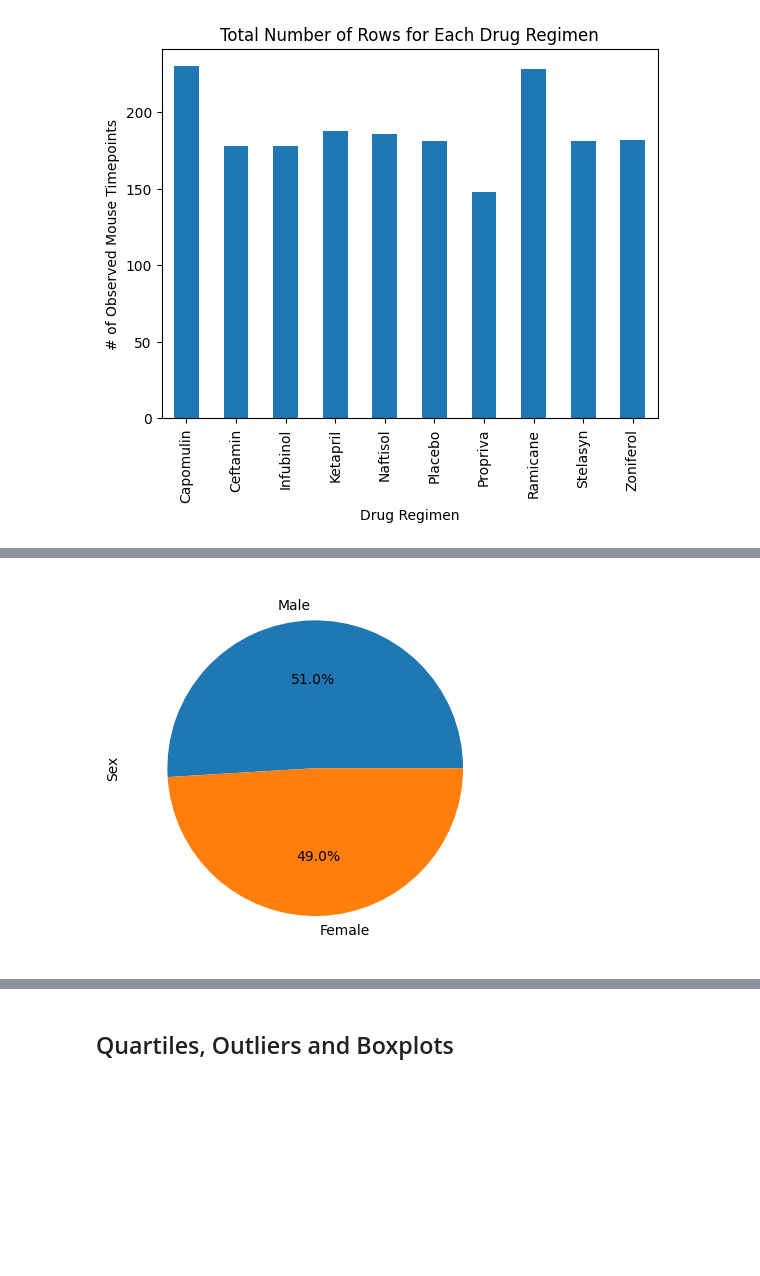
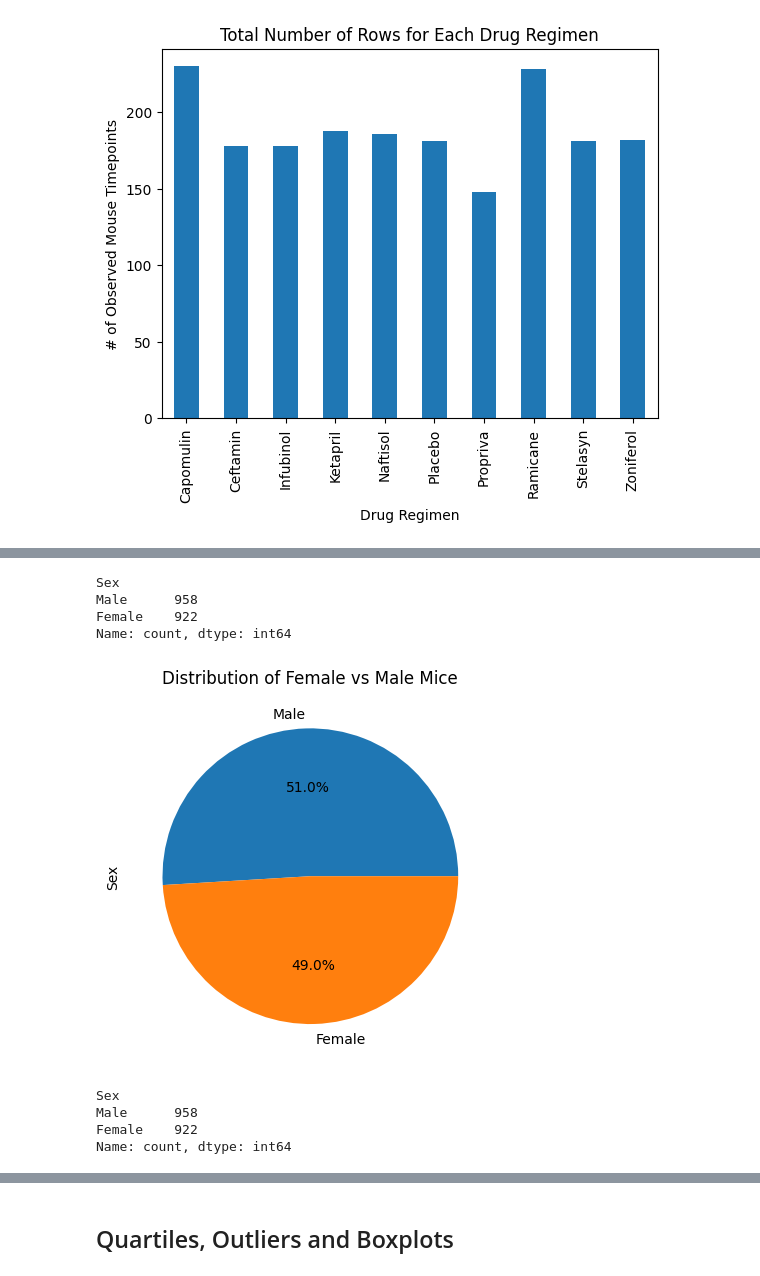
Before and after one commit to IlirHajdari/pymaceuticals, a Jupyter notebook: pymaceuticals_starter.ipynb, the cells around one changed output, grey strips where cells are left out. Saved outputs shown, nothing was run; the diff lists cells and outputs as text; code cells hidden in the pictures; blank space fills up the shorter version.

```diff
--- a/pymaceuticals_starter.ipynb
+++ b/pymaceuticals_starter.ipynb
@@ -292,0 +305,3 @@ row_counts.plot(kind='bar', xlabel='Drug Regimen', ylabel='# of Observed Mouse T
+# %%
+cleaned_data_df = cleaned_data_df[cleaned_data_df['Sex'].isin(['Male', 'Female'])]
+cleaned_data_df
@@ -293,4 +322,25 @@ row_counts.plot(kind='bar', xlabel='Drug Regimen', ylabel='# of Observed Mouse T
+# %%
+# Generate a pie plot showing the distribution of female versus male mice using Pandas
+gender_counts = cleaned_data_df['Sex'].value_counts()
+#gender_counts = gender_counts.sort_index(ascending=False)
+print(gender_counts)
+# %% [output]
+Sex
+Male      958
+Female    922
+Name: count, dtype: int64
+# %%
+# Generate a pie plot showing the distribution of female versus male mice using
+gender_counts.plot.pie(autopct='%1.1f%%', startangle=1800, ylabel='Sex', title='Distribution of Female vs Male Mice')
+plt.show()
+# %% [output]
+[figure, added]
 # %%
-# Generate a pie plot showing the distribution of female versus male mice using Pandas
+# Generate a pie plot showing the distribution of female versus male mice using pyplot
+gender_counts = cleaned_data_df['Sex'].value_counts()
+gender_counts
 # %% [output]
-[figure, removed]
+Sex
+Male      958
+Female    922
+Name: count, dtype: int64
```
Also changed, not shown: parts of 5 cells of this notebook.
